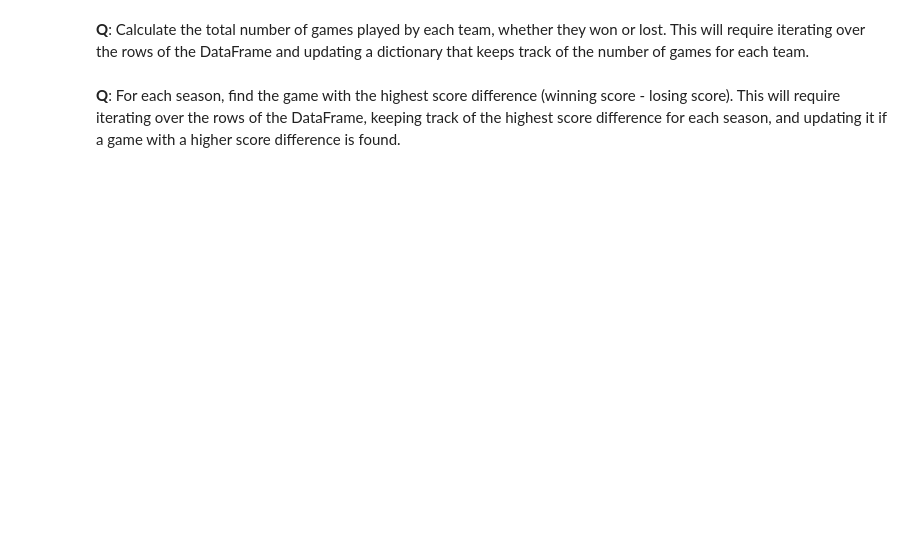
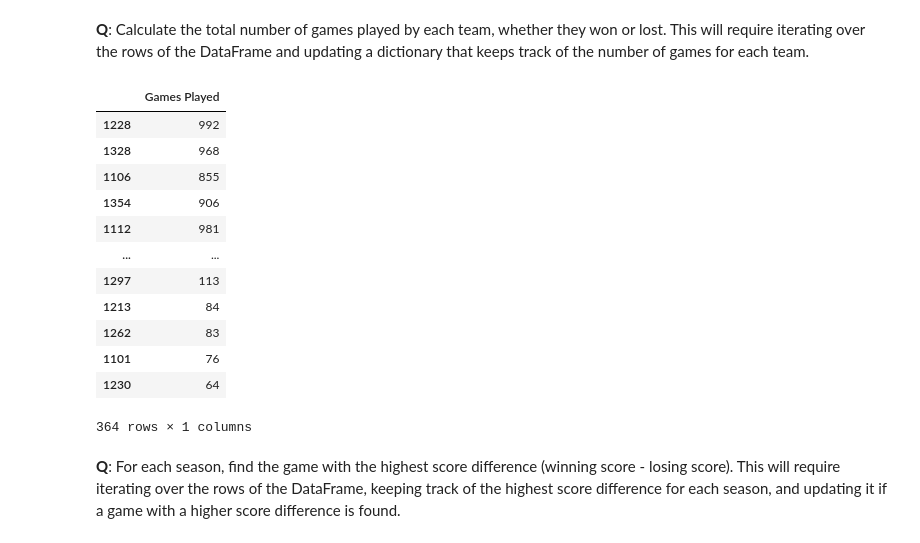
Before and after one commit to HatzeDJ/62444-Repository, a Jupyter notebook: Individual_Work/pd_{s215746}.ipynb, the cells around one changed output. Cells and saved outputs as stored; diff of their text form; code cells hidden in the pictures; blank space fills up the shorter version.

```diff
--- a/Individual_Work/pd_{s215746}.ipynb
+++ b/Individual_Work/pd_{s215746}.ipynb
@@ -544,2 +572,41 @@ Name: 1, dtype: object
+# %%
+# Write your code here
+
+team_games = {}
+
+for index, row in df.iterrows():
+    Team_A = row["Wteam"]
+    Team_B = row["Lteam"]
+
+    if Team_A in team_games:
+        team_games[Team_A] += 1
+    else:
+        team_games[Team_A] = 1
+
+    if Team_B in team_games:
+        team_games[Team_B] += 1
+    else:
+        team_games[Team_B] = 1
+
+#for team, games in team_games.items():
+    #print(f"Team {team}: {games} games")
+
+Team_Games_df = pd.DataFrame.from_dict(team_games, orient="index", columns=["Games Played"])
+
+Team_Games_df
+# %% [output]
+|  | Games Played |
+| 1228 | 992 |
+| 1328 | 968 |
+| 1106 | 855 |
+| 1354 | 906 |
+| 1112 | 981 |
+| ... | ... |
+| 1297 | 113 |
+| 1213 | 84 |
+| 1262 | 83 |
+| 1101 | 76 |
+| 1230 | 64 |
+364 rows × 1 columns
 # %% [markdown]
 **Q**: For each season, find the game with the highest score difference (winning score - losing score). This will require iterating over the rows of the DataFrame, keeping track of the highest score difference for each season, and updating it if a game with a higher score difference is found.
```
Also changed, not shown: parts of 11 cells of this notebook.
